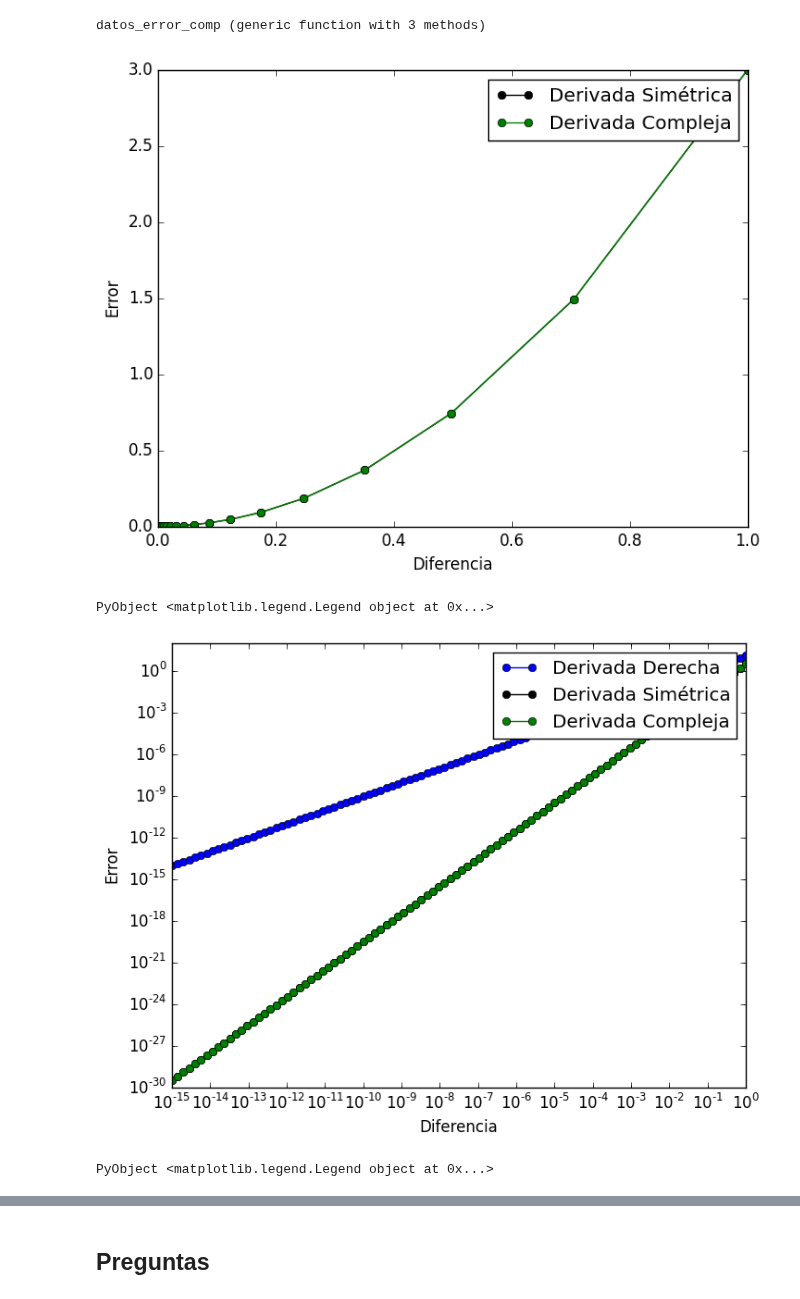
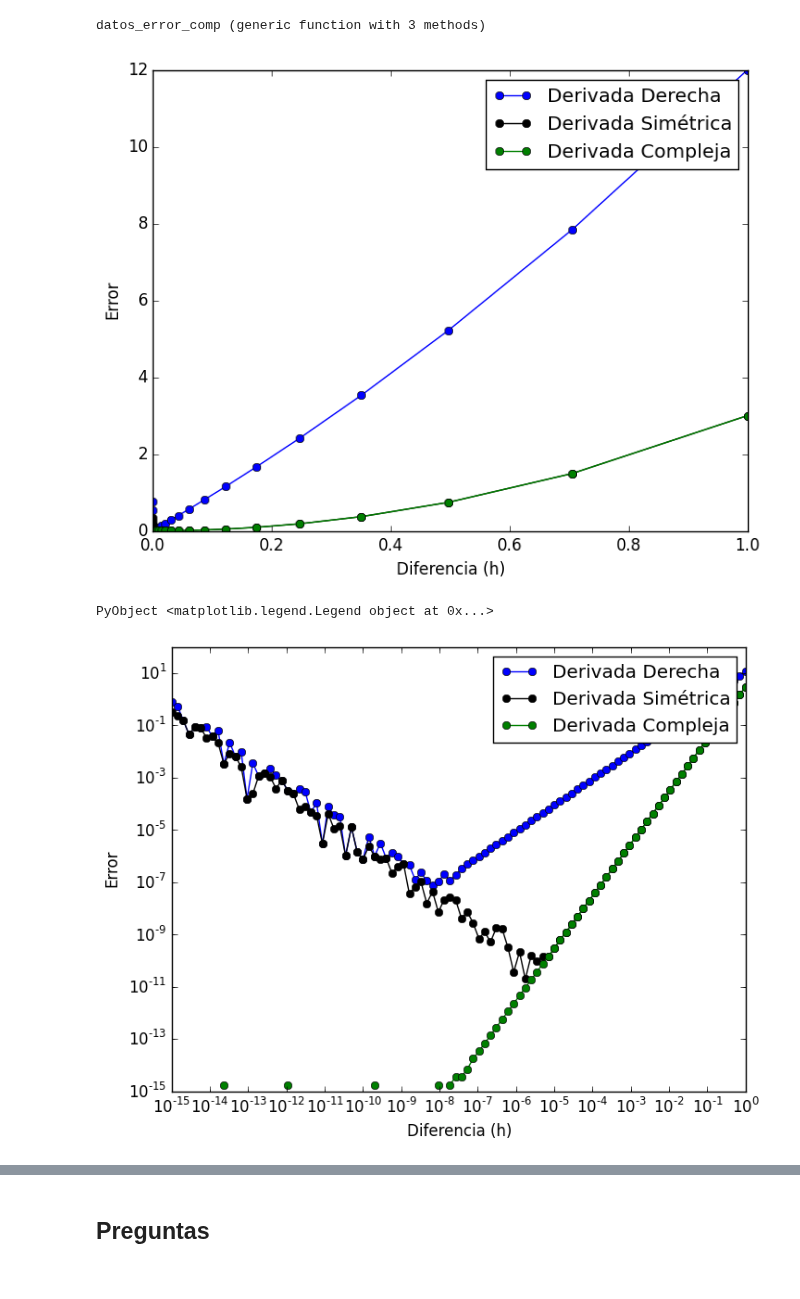
Before and after one commit to lbenet/2016-2_TSFisicaComputacional, a Jupyter notebook: tareas/artcidp/Tarea_3.ipynb, the cells around one changed output, grey strips where cells are left out. Drawn from its saved outputs; the diff is of its cells as text; code cells hidden in the pictures.

```diff
--- a/tareas/artcidp/Tarea_3.ipynb
+++ b/tareas/artcidp/Tarea_3.ipynb
@@ -34,7 +34,7 @@ Esta función calcula la derivada derecha de una función f en el punto x_0. Los
 la diferencia h y el punto de evaluación x_0 como argumento opcional. Por defecto, x_0=0.0.
 """
 function derivada_derecha(f::Function, h :: Real, x_0=0.0)
-    return(f(x_0+BigFloat(h))-f(x_0))/BigFloat(h)
+    return(f(x_0+h)-f(x_0))/h
 end
 # %% [output]
 derivada_derecha (generic function with 2 methods)
@@ -128,7 +128,7 @@ Esta función calcula la derivada simétrica de una función f en el punto x_0.
 la diferencia h y el punto de evaluación x_0 como argumento opcional. Por defecto, x_0=0.0.
 """
 function derivada_simetrica(f::Function, h :: Real, x_0=0.0)
-    return(f(x_0+BigFloat(h))-f(x_0-BigFloat(h)))/(2*BigFloat(h))
+    return(f(x_0+h)-f(x_0-h))/(2*h)
 end
 # %% [output]
 derivada_simetrica (generic function with 2 methods)
@@ -201,7 +203,7 @@ números complejos y guardar la parte imaginaria. Los argumentos son una funció
 la diferencia h y el punto de evaluación x_0 como argumento opcional. Por defecto, x_0=0.0.
 """
 function derivada_compleja(f::Function, h :: Real, x_0=0.0)
-    return imag(f(x_0+BigFloat(h)*im)/BigFloat(h))
+    return imag(f(x_0+h*im)/h)
 end
 # %% [output]
 derivada_compleja (generic function with 2 methods)
@@ -235,25 +237,25 @@ z=datos_error_sim(f,f´,1,100)
 y=datos_error(f,f´,1,100)
 x=logspace(-15,0,length(w));
 # %%
-#plot(x,y, marker="o",color="blue",label="Derivada Derecha")
+plot(x,y, marker="o",color="blue",label="Derivada Derecha")
 plot(x,z, marker="o",color="black",label="Derivada Simétrica")
 plot(x,w, marker="o",color="green",label="Derivada Compleja")
-xlabel("Diferencia")
+xlabel("Diferencia (h)")
 ylabel("Error")
 legend()
 # %% [output]
-[figure, old version]
+[figure, new version]
 PyObject <matplotlib.legend.Legend object at 0x...>
 # %%
 loglog(x,y, marker="o",color="blue",label="Derivada Derecha")
 loglog(x,z, marker="o",color="black",label="Derivada Simétrica")
 loglog(x,w, marker="o",color="green",label="Derivada Compleja")
-xlabel("Diferencia")
+xlabel("Diferencia (h)")
 ylabel("Error")
 legend()
+show()
 # %% [output]
-[figure, old version]
+[figure, new version]
-PyObject <matplotlib.legend.Legend object at 0x...>
 # %% [markdown]
 Como se puede observar en las gráficas anteriores, el error en la derivada compleja coincide con el error en la derivada simétrica, al menos para esta función. Esto se puede comprobar de manera similar que en los casos anteriores. Dado que:
 
```
Also changed, not shown: parts of 16 cells of this notebook.
